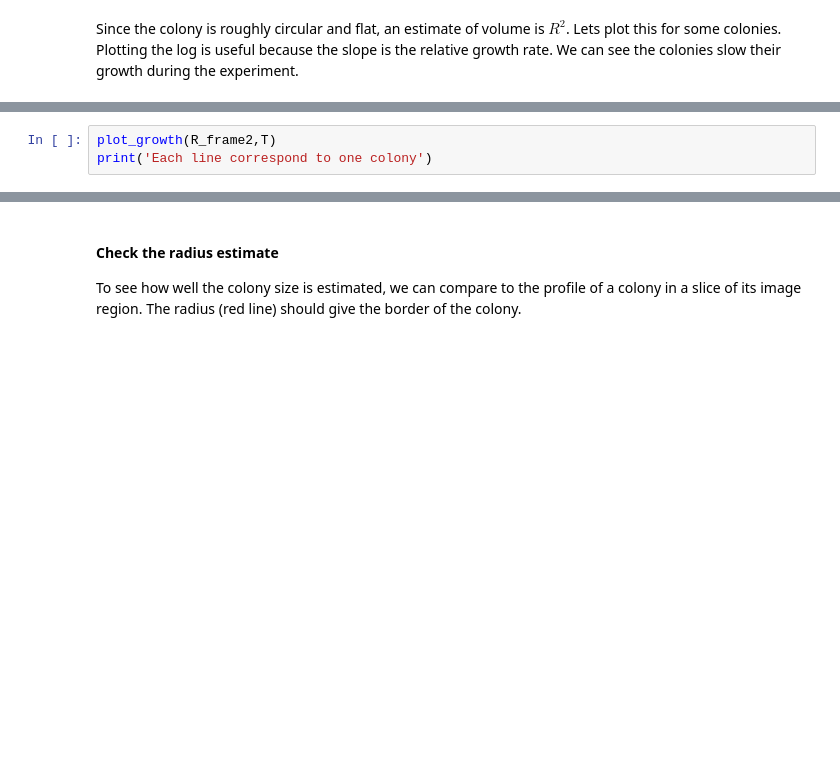
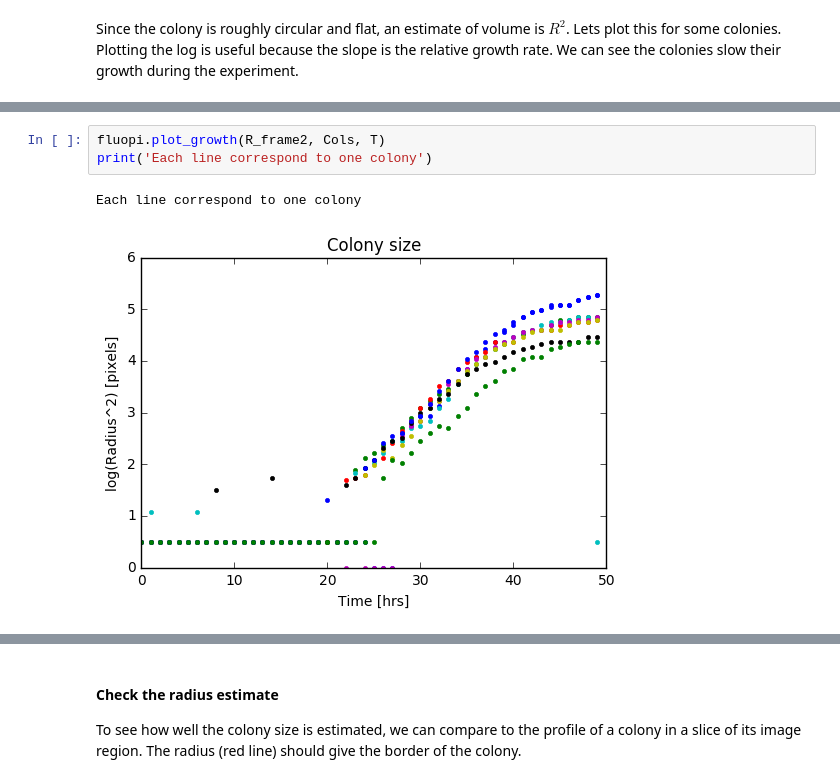
Before and after one commit to RudgeLab/FluoPi, a Jupyter notebook: Examples/Colony_size_and_fluo_full.ipynb, the cells around one changed output, grey strips where cells are left out. Drawn from its saved outputs; the diff is of its cells as text; blank space fills up the shorter version.

```diff
--- a/Examples/Colony_size_and_fluo_full.ipynb
+++ b/Examples/Colony_size_and_fluo_full.ipynb
@@ -265,4 +272,7 @@ plot_growth2(R_frame2,T)
 # %%
-plot_growth(R_frame2,T)
+fluopi.plot_growth(R_frame2, Cols, T)
 print('Each line correspond to one colony')
+# %% [output]
+Each line correspond to one colony
+[figure, added]
 # %%
```
Also changed, not shown: parts of 36 cells of this notebook, 8 other files.
